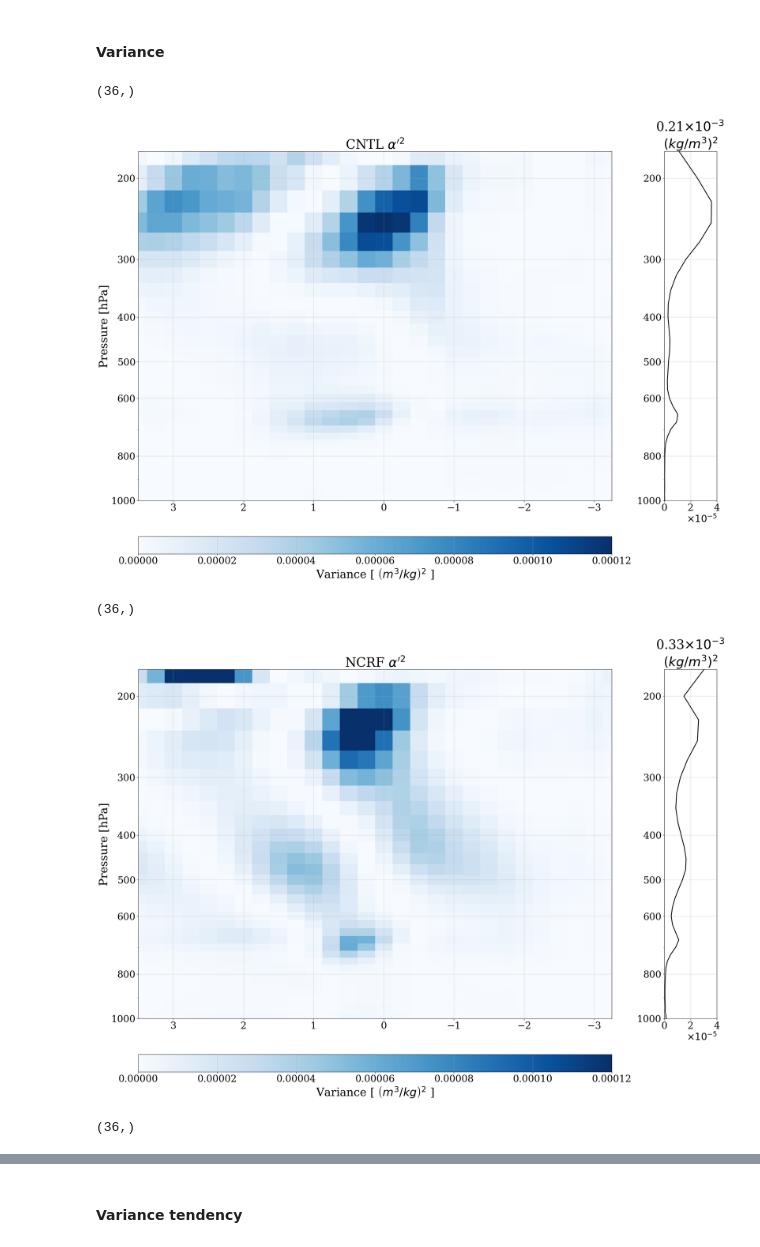
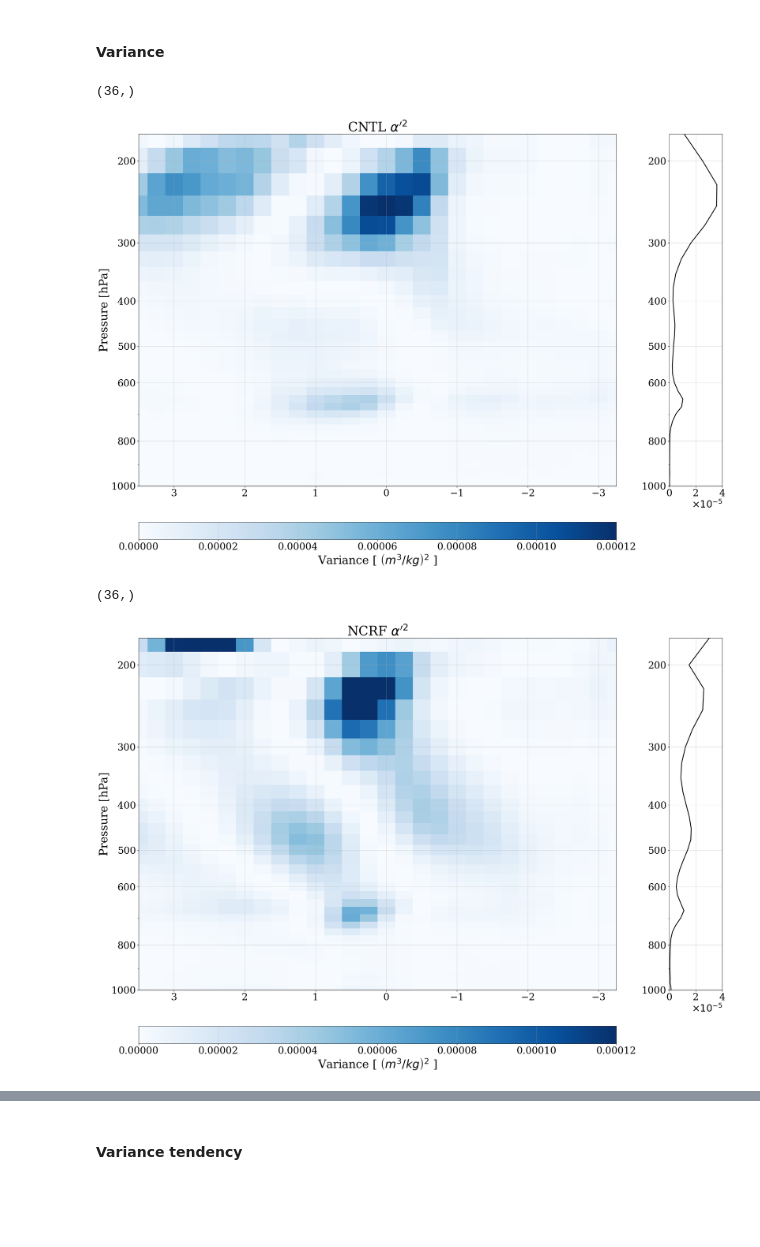
Before and after one commit to JosephKan828/MPAS_ANA, a Jupyter notebook: Code/KW_Budget/Budget_Prof/cov_profile.ipynb, the cells around one changed output, grey strips where cells are left out. Saved outputs shown, nothing was run; the diff lists cells and outputs as text; code cells hidden in the pictures; blank space fills up the shorter version.

Commit message:
008AT20250715 add figure

```diff
--- a/Code/KW_Budget/Budget_Prof/cov_profile.ipynb
+++ b/Code/KW_Budget/Budget_Prof/cov_profile.ipynb
@@ -627,7 +492,6 @@ ax2.plot(a_var["CNTL"].mean(axis=1)[:z_lim], z, color="k", linewidth=2)
 ax2.set_xticks(np.linspace(0, 4e-5, 3), ["0", "2", "4"])
 ax2.set_xlim(0, 4e-5)
 ax2.set_ylim(1000, 175)
-ax2.set_title(f"{var_sum*1e3:.2f}"+r"$\times 10^{-3}$"+" \n"+r"$(kg/m^3)^2$")
 ax2.set_xlabel(r"$\times 10^{-5}$", fontsize=24, loc="right")
 
 ax_cb = fig.add_subplot(gs[1, 0])
@@ -664,85 +528,33 @@ ax1.set_yscale("log")
 ax1.set_yticks([200, 300, 400, 500, 600, 800, 1000], ["200", "300", "400", "500", "600", "800", "1000"])
 ax1.set_xlim(x[-1], x[0])
 ax1.set_ylim(1000, 175)
 ax1.set_ylabel(r"Pressure [hPa]")
 ax1.set_title(r"NCRF $\alpha^{\prime 2}$")
 
 var_sum = vert_int(dims["lev"][:z_lim], a_var['NCRF'].sum(axis=1)[:z_lim])
 ax2 = fig.add_subplot(gs[0, 1], sharey=ax1)
 ax2.plot(a_var["NCRF"].mean(axis=1)[:z_lim], z, color="k", linewidth=2)
 ax2.set_xticks(np.linspace(0, 4e-5, 3), ["0", "2", "4"])
 ax2.set_xlim(0, 4e-5)
 ax2.set_ylim(1000, 175)
-ax2.set_title(f"{var_sum*1e3:.2f}"+r"$\times 10^{-3}$"+" \n"+r"$(kg/m^3)^2$")
 ax2.set_xlabel(r"$\times 10^{-5}$", fontsize=24, loc="right")
 
 ax_cb = fig.add_subplot(gs[1, 0])
 cb = fig.colorbar(
     c, cax=ax_cb, orientation='horizontal',
     label=r"Variance [ $\left( m^3 / kg \right)^2$ ]",
     )
 
 bbox_main = ax1.get_position()
 bbox_cb = ax_cb.get_position()
 dy = bbox_main.y0 - bbox_cb.y0
 ax_cb.set_position((bbox_cb.x0, bbox_cb.y0 - dy, bbox_cb.width, bbox_cb.height))
 
 plt.savefig("/home/b11209013/2025_Research/AOGS/Figure/EAPE/Variance/NCRF.png", dpi=300)
 plt.show()
 plt.close(fig)
-
-
-fig = plt.figure(figsize=(26, 17))
-
-gs = gridspec.GridSpec(
-    2, 2,
-    height_ratios=[20, 1], hspace=0.05,
-    width_ratios=[9, 1], wspace=0.2)
-
-ax1 = fig.add_subplot(gs[0, 0])
-c = ax1.pcolormesh(
-    xx, zz,
-    var_diff[:z_lim],
-    cmap="Blues", vmin=0, vmax=0.00012
-)
-ct = ax1.contour(
-    xx, zz,
-    a_var["CNTL"][:z_lim], colors="k"
-)
-ax1.set_yscale("log")
-ax1.set_yticks([200, 300, 400, 500, 600, 800, 1000], ["200", "300", "400", "500", "600", "800", "1000"])
-ax1.set_xlim(x[-1], x[0])
-ax1.set_ylim(1000, 175)
-ax1.set_ylabel(r"Pressure [hPa]")
-ax1.set_title(r"Diff $\alpha^{\prime 2}$")
-plt.clabel(ct, inline=True)
-
-var_sum = vert_int(dims["lev"][:z_lim], var_diff.sum(axis=1)[:z_lim])
-ax2 = fig.add_subplot(gs[0, 1], sharey=ax1)
-ax2.plot(var_diff.mean(axis=1)[:z_lim], z, color="k", linewidth=2)
-ax2.set_xticks(np.linspace(-4e-5, 4e-5, 3), ["-4", "0", "4"])
-ax2.set_xlim(-4e-5, 4e-5)
-ax2.set_ylim(1000, 175)
-ax2.set_title(f"{var_sum*1e3:.2f}"+r"$\times 10^{-3}$"+" \n"+r"$(kg/m^3)^2$")
-ax2.set_xlabel(r"$\times 10^{-5}$", fontsize=24, loc="right")
-
-ax_cb = fig.add_subplot(gs[1, 0])
-cb = fig.colorbar(
-    c, cax=ax_cb, orientation='horizontal',
-    label=r"Variance [ $\left( m^3 / kg \right)^2$ ]",
-    )
-
-bbox_main = ax1.get_position()
-bbox_cb = ax_cb.get_position()
-dy = bbox_main.y0 - bbox_cb.y0
-ax_cb.set_position((bbox_cb.x0, bbox_cb.y0 - dy, bbox_cb.width, bbox_cb.height))
-
-plt.savefig("/home/b11209013/2025_Research/AOGS/Figure/EAPE/Variance/diff.png", dpi=300)
-plt.show()
-plt.close(fig)
 # %% [output]
 (36,)
-[figure, old version]
+[figure, new version]
 (36,)
-[figure, old version]
+[figure, new version]
-(36,)
```
Also changed, not shown: parts of 7 cells of this notebook, 6 other files.
